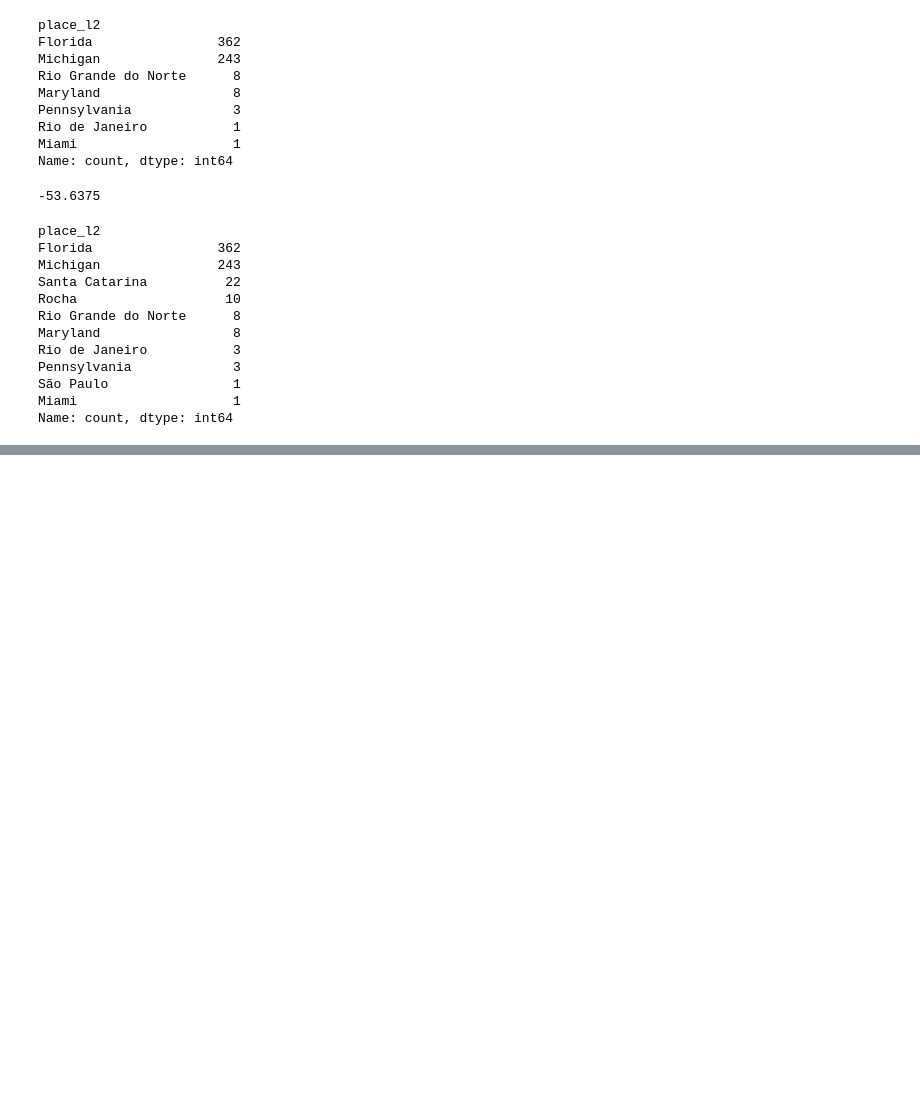
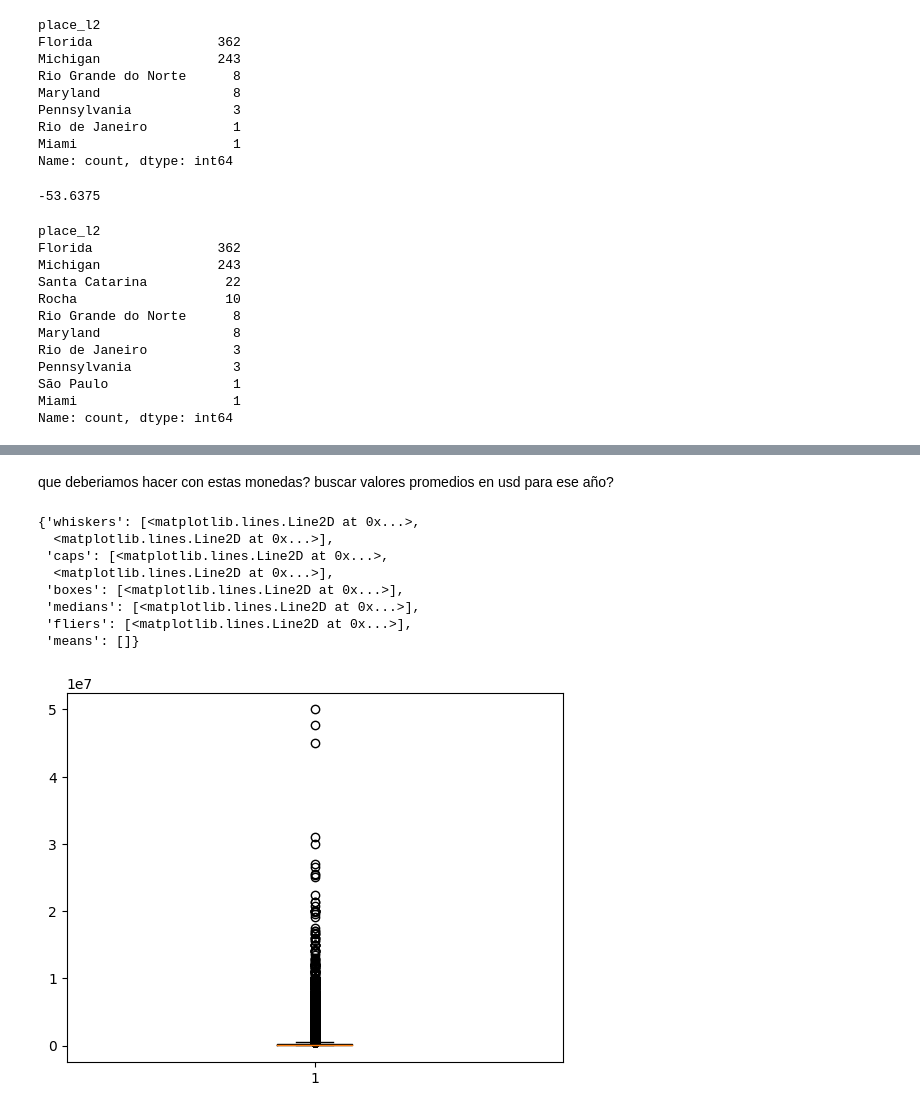
Before and after one commit to Taielmolina01/7506R-1C2024-GRUPO01, a Jupyter notebook: TP1/7506R_TP1_GRUPO01_ENTREGA.ipynb, the cells around one changed output, grey strips where cells are left out. Cells and saved outputs as stored; diff of their text form; code cells hidden in the pictures; blank space fills up the shorter version.

```diff
--- a/TP1/7506R_TP1_GRUPO01_ENTREGA.ipynb
+++ b/TP1/7506R_TP1_GRUPO01_ENTREGA.ipynb
@@ -267,0 +640,24 @@ muy buena la info de esta visu no xd
+# %% [markdown]
+que deberiamos hacer con estas monedas? buscar valores promedios en usd para ese año?
+# %%
+VALOR_COL_PROM_EN_USD_2021 = 0.0002674 # https://www.exchange-rates.org/es/historial/cop-usd-2021
+VALOR_UYU_PROM_EN_USD_2021 = 0.02296 # https://www.exchange-rates.org/es/historial/uyu-usd-2021
+VALOR_ARS_PROM_EN_USD_2021 = 0.01054 # https://www.exchange-rates.org/es/historial/ars-usd-2021
+# %%
+df.loc[df["property_currency"] == "COP", "property_price"] = df["property_price"] * VALOR_COL_PROM_EN_USD_2021
+df.loc[df["property_currency"] == "ARS", "property_price"] = df["property_price"] * VALOR_ARS_PROM_EN_USD_2021
+df.loc[df["property_currency"] == "UYU", "property_price"] = df["property_price"] * VALOR_UYU_PROM_EN_USD_2021
+# %%
+df["property_currency"] = "USD"
+# %%
+plt.boxplot(df["property_price"])
+# %% [output]
+{'whiskers': [<matplotlib.lines.Line2D at 0x...>,
+  <matplotlib.lines.Line2D at 0x...>],
+ 'caps': [<matplotlib.lines.Line2D at 0x...>,
+  <matplotlib.lines.Line2D at 0x...>],
+ 'boxes': [<matplotlib.lines.Line2D at 0x...>],
+ 'medians': [<matplotlib.lines.Line2D at 0x...>],
+ 'fliers': [<matplotlib.lines.Line2D at 0x...>],
+ 'means': []}
+[figure, added]
```
Also changed, not shown: parts of 72 cells of this notebook.
